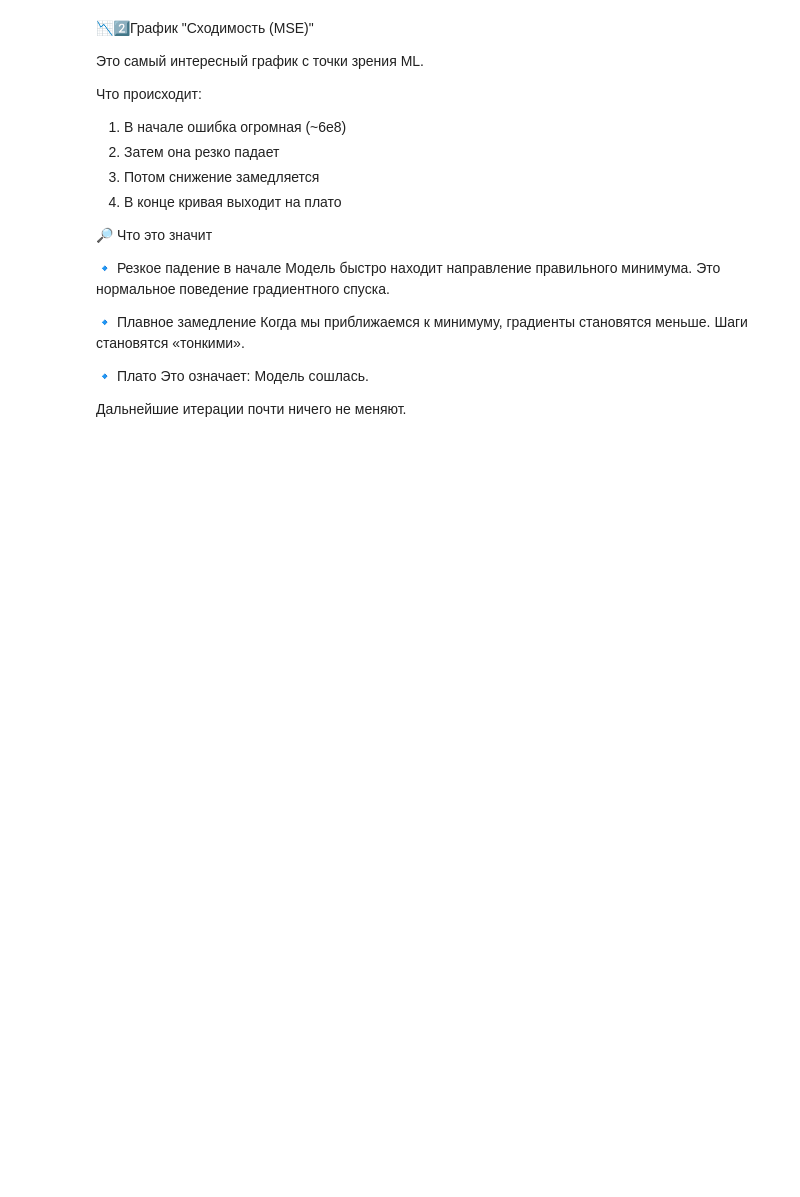
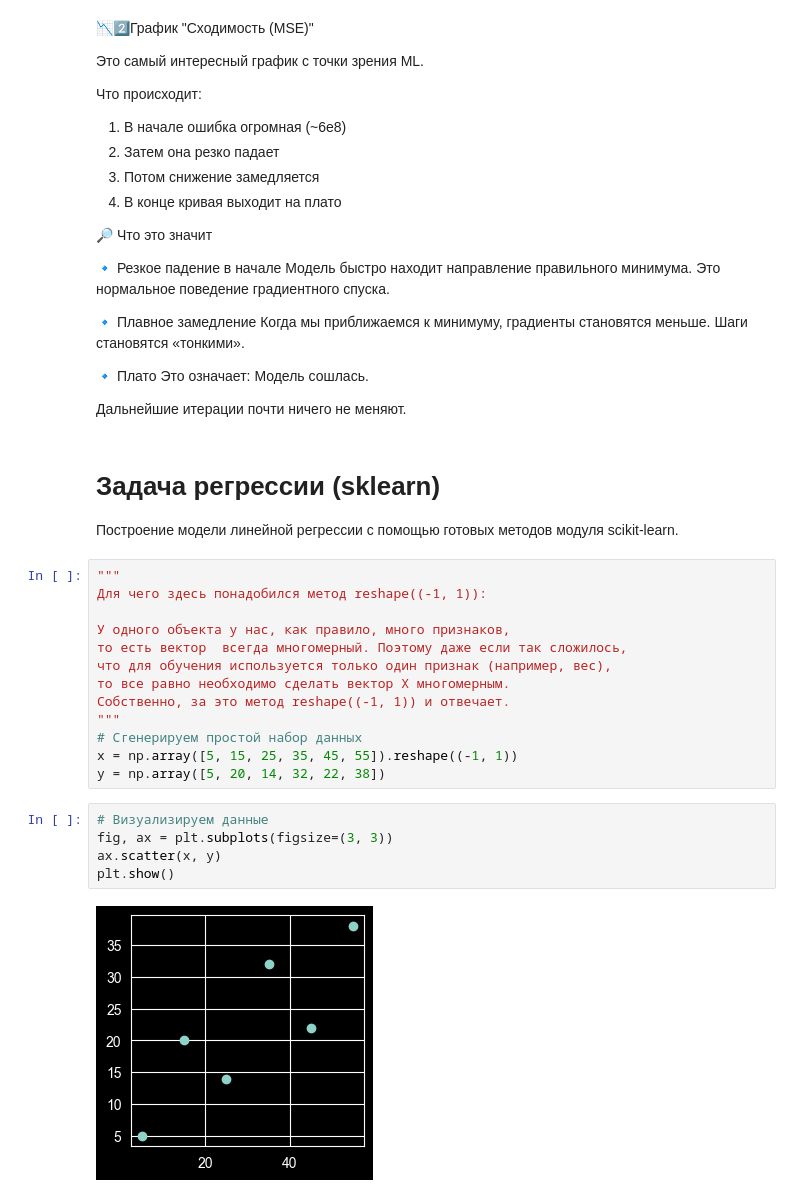
Before and after one commit to IgorPont/mephi_homework_tasks, a Jupyter notebook: homework_tasks/ml/linear_regression_problem.ipynb, the cells around one changed output. Cells and saved outputs as stored; diff of their text form; blank space fills up the shorter version.

Commit message:
Добавил решение задачи линейной регрессии

```diff
--- a/homework_tasks/ml/linear_regression_problem.ipynb
+++ b/homework_tasks/ml/linear_regression_problem.ipynb
@@ -229,3 +233,26 @@ plt.show()
 Модель сошлась.
 
 Дальнейшие итерации почти ничего не меняют.
+# %% [markdown]
+# Задача регрессии (sklearn)
+Построение модели линейной регрессии с помощью готовых методов модуля scikit-learn.
+# %%
+"""
+Для чего здесь понадобился метод reshape((-1, 1)):
+
+У одного объекта у нас, как правило, много признаков,
+то есть вектор  всегда многомерный. Поэтому даже если так сложилось,
+что для обучения используется только один признак (например, вес),
+то все равно необходимо сделать вектор X многомерным.
+Собственно, за это метод reshape((-1, 1)) и отвечает.
+"""
+# Сгенерируем простой набор данных
+x = np.array([5, 15, 25, 35, 45, 55]).reshape((-1, 1))
+y = np.array([5, 20, 14, 32, 22, 38])
+# %%
+# Визуализируем данные
+fig, ax = plt.subplots(figsize=(3, 3))
+ax.scatter(x, y)
+plt.show()
+# %% [output]
+[figure, added]
```
Also changed, not shown: parts of 7 cells of this notebook.
